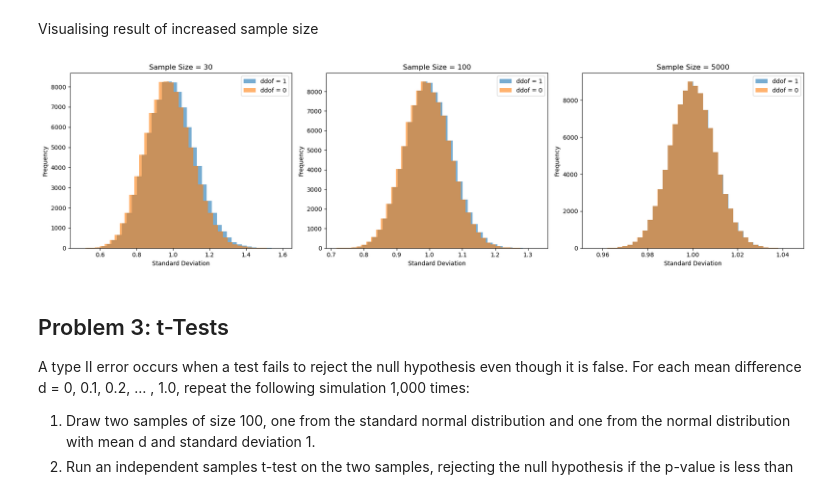
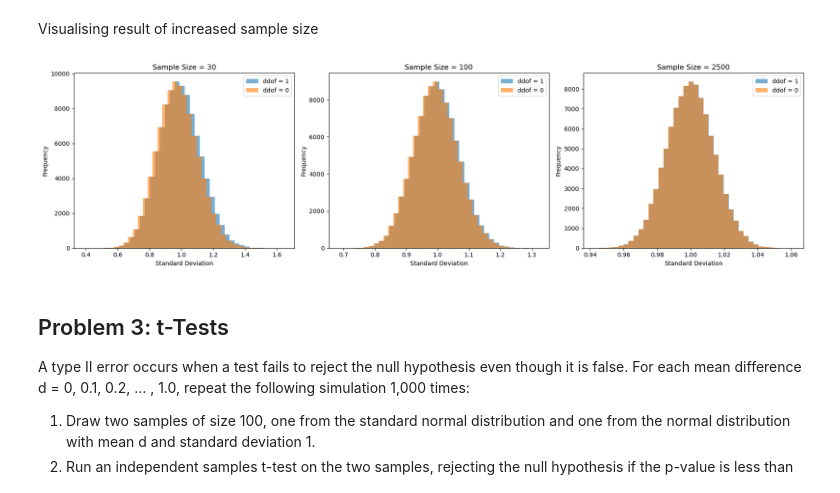
Before and after one commit to Ange-Dvs/applied-statistics, a Jupyter notebook: problems.ipynb, the cells around one changed output. Cells and saved outputs as stored; diff of their text form; code cells hidden in the pictures.

```diff
--- a/problems.ipynb
+++ b/problems.ipynb
@@ -539,30 +542,30 @@ https://www.datacamp.com/tutorial/law-of-large-numbers?utm_source=chatgpt.com
 Visualising result of increased sample size
 # %%
 # Sample sizes to compare
-sample_sizes = [30, 100, 5000]
+sample_sizes = [30, 100, 2500]
 n_samples = 100000  # number of repeated samples
 # Creating figure and 3 subplots
 fig, axes = plt.subplots(1, 3, figsize=(18, 5))
 # Looping through each sample size and creating the two histograms on the same axes
 for ax, size in zip(axes, sample_sizes):
     # Generating samples for this sample size
     samples = np.random.normal(loc=0, scale=1, size=(n_samples, size))
     # Computing SD values
     sd_sample = np.std(samples, axis=1, ddof=1)
     sd_population = np.std(samples, axis=1, ddof=0)
     # Plotting both histograms on the same axes
     ax.hist(sd_sample, bins=40, alpha=0.6, label='ddof = 1')
     ax.hist(sd_population, bins=40, alpha=0.6, label='ddof = 0')
     # Adding labels and title
     ax.set_title(f"Sample Size = {size}")
     ax.set_xlabel("Standard Deviation")
     ax.set_ylabel("Frequency")
     ax.legend()
 # Adjusting spacing
 plt.tight_layout()
 plt.show()
 # %% [output]
-[figure, old version]
+[figure, new version]
 # %% [markdown]
 ## Problem 3: t-Tests
 A type II error occurs when a test fails to reject the null hypothesis even though it is false. For each mean difference
```
Also changed, not shown: parts of 9 cells of this notebook.
